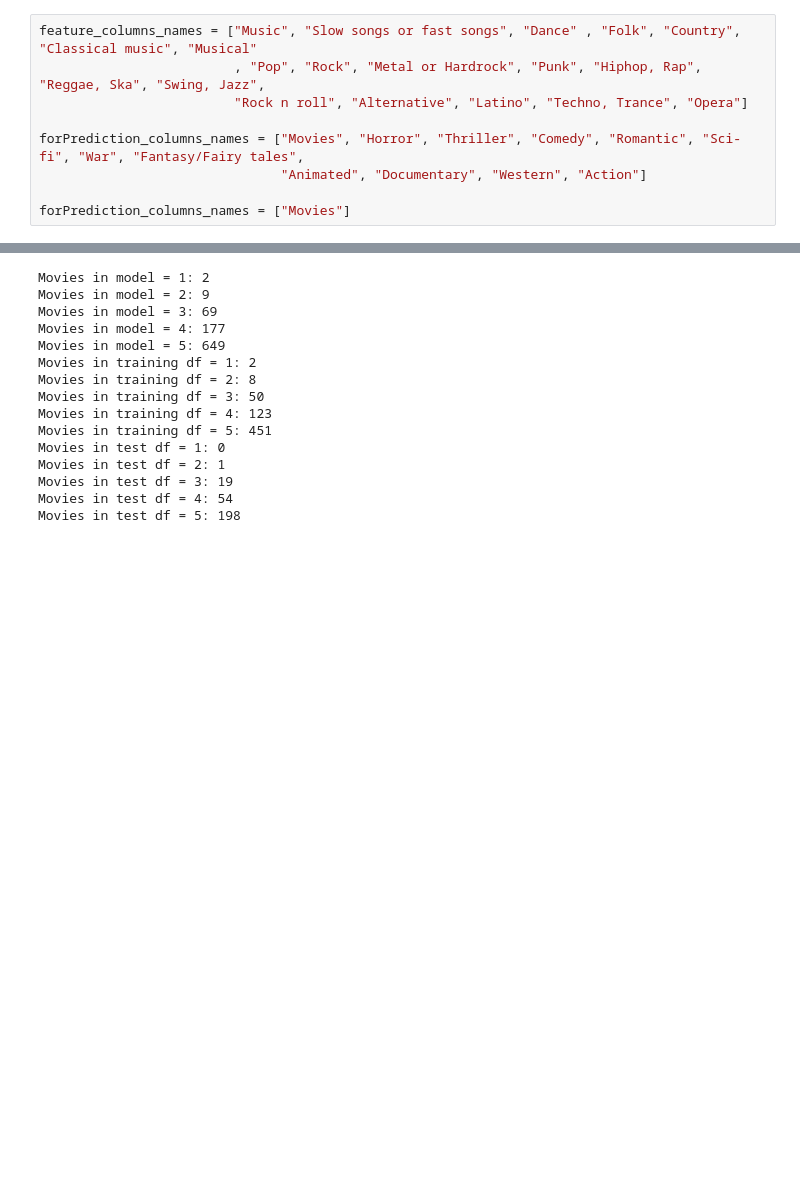
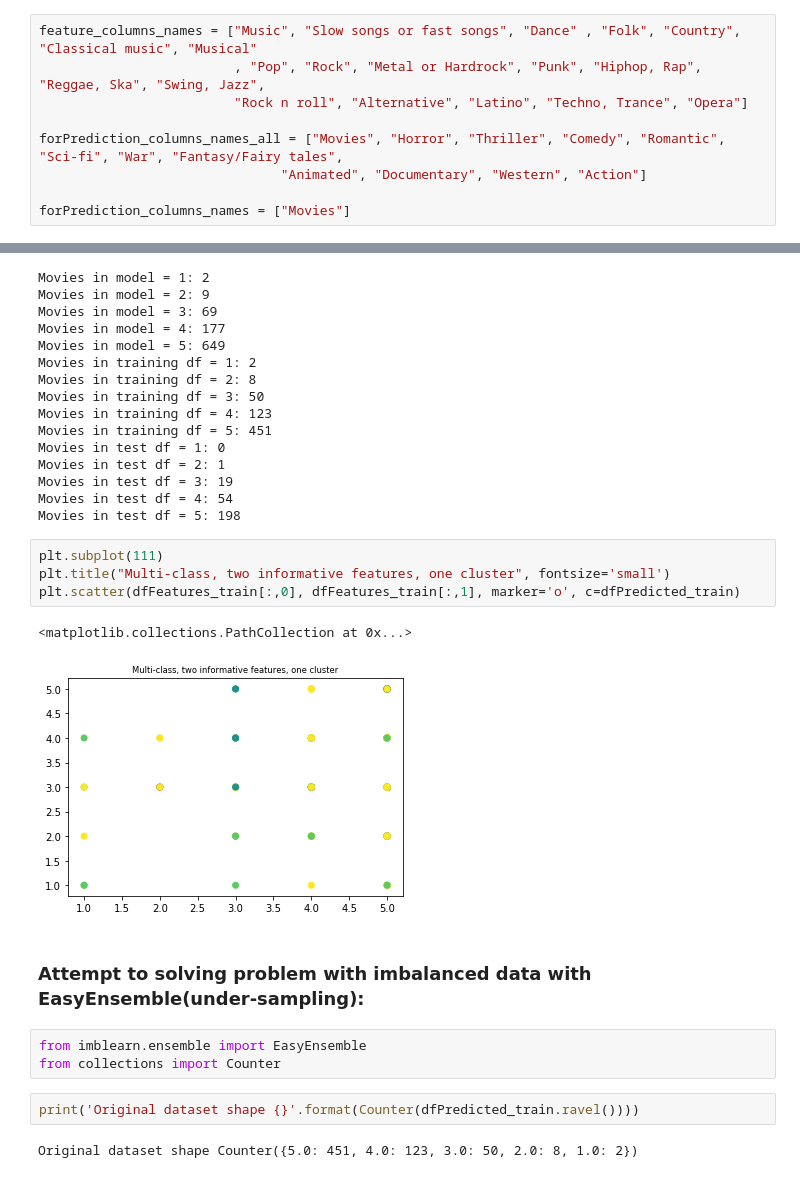
Before and after one commit to powsianik/CSD, a Jupyter notebook: JupyterNotebooks/HelloWorldNotebook.ipynb, the cells around one changed output, grey strips where cells are left out. Cells and saved outputs as stored; diff of their text form; blank space fills up the shorter version.

Commit message:
Attempt to solving problem with imbalanced data with EasyEnsemble(under-sampling):

```diff
--- a/JupyterNotebooks/HelloWorldNotebook.ipynb
+++ b/JupyterNotebooks/HelloWorldNotebook.ipynb
@@ -254,7 +254,7 @@ feature_columns_names = ["Music", "Slow songs or fast songs", "Dance" , "Folk",
                          , "Pop", "Rock", "Metal or Hardrock", "Punk", "Hiphop, Rap", "Reggae, Ska", "Swing, Jazz",
                          "Rock n roll", "Alternative", "Latino", "Techno, Trance", "Opera"]
 
-forPrediction_columns_names = ["Movies", "Horror", "Thriller", "Comedy", "Romantic", "Sci-fi", "War", "Fantasy/Fairy tales",
+forPrediction_columns_names_all = ["Movies", "Horror", "Thriller", "Comedy", "Romantic", "Sci-fi", "War", "Fantasy/Fairy tales",
                                "Animated", "Documentary", "Western", "Action"]
 
 forPrediction_columns_names = ["Movies"]
@@ -302,3 +303,19 @@ Movies in test df = 2: 1
 Movies in test df = 3: 19
 Movies in test df = 4: 54
 Movies in test df = 5: 198
+# %%
+plt.subplot(111)
+plt.title("Multi-class, two informative features, one cluster", fontsize='small')
+plt.scatter(dfFeatures_train[:,0], dfFeatures_train[:,1], marker='o', c=dfPredicted_train)
+# %% [output]
+<matplotlib.collections.PathCollection at 0x...>
+[figure, added]
+# %% [markdown]
+### Attempt to solving problem with imbalanced data with EasyEnsemble(under-sampling):
+# %%
+from imblearn.ensemble import EasyEnsemble
+from collections import Counter
+# %%
+print('Original dataset shape {}'.format(Counter(dfPredicted_train.ravel())))
+# %% [output]
+Original dataset shape Counter({5.0: 451, 4.0: 123, 3.0: 50, 2.0: 8, 1.0: 2})
```
Also changed, not shown: parts of 5 cells of this notebook.
